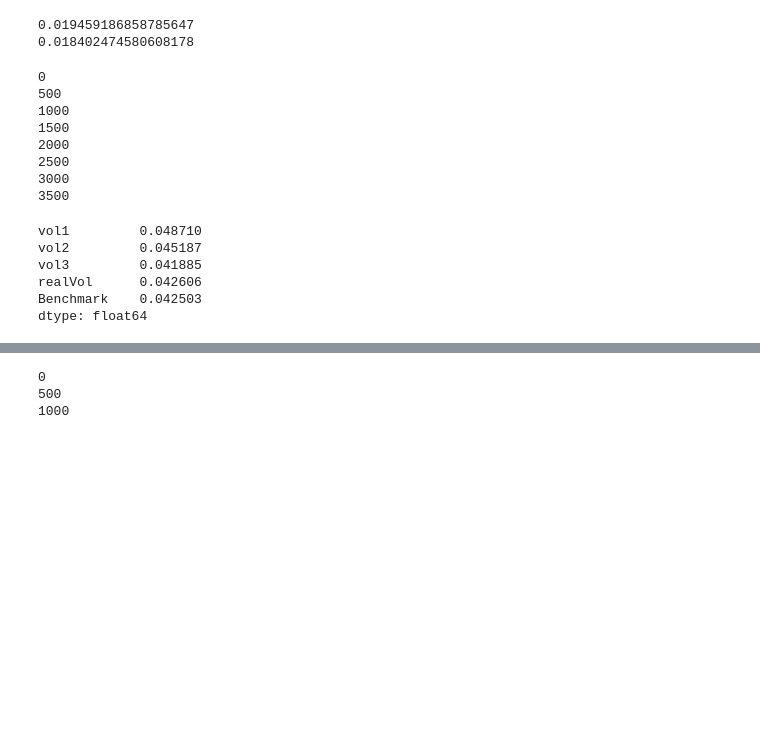
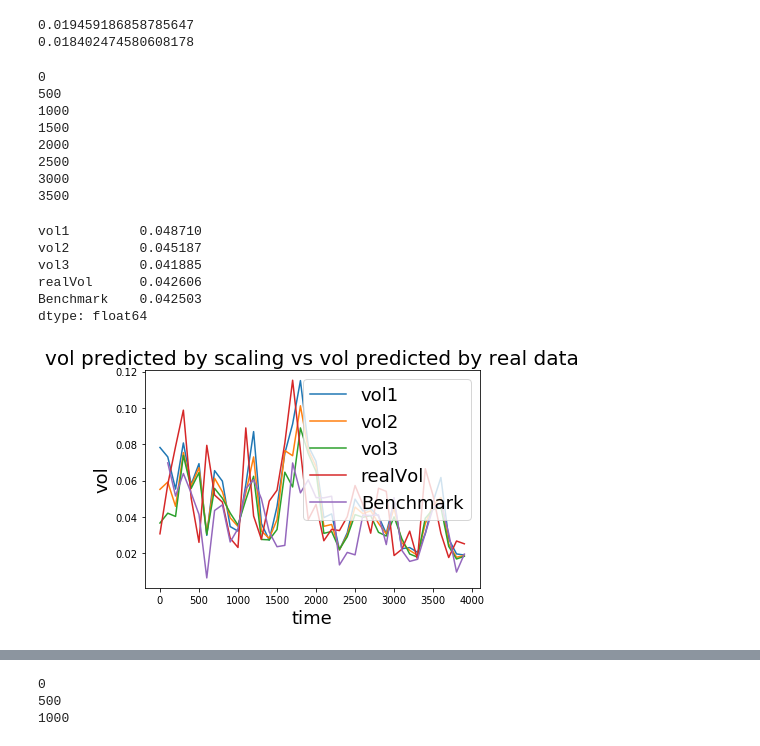
Before and after one commit to linsallyzhao/notebooks, a Jupyter notebook: Final12.ipynb, the cells around one changed output, grey strips where cells are left out. Drawn from its saved outputs; the diff is of its cells as text; code cells hidden in the pictures; blank space fills up the shorter version.

```diff
--- a/Final12.ipynb
+++ b/Final12.ipynb
@@ -361,7 +363,7 @@ def vol_prediction_singleHurst(data, vol_hori = 4, resample_window = 5,  HTrain
 # %%
 def vol_prediction(data, vol_hori = 4, resample_window = 5,  HTrain = 120):
     stopPoint = len(data) - HTrain - resample_window * vol_hori
-    volPre = pd.DataFrame(columns=['vol1', 'vol2', 'vol3', 'realVol', 'Benchmark'], index=range(0, stopPoint))
+    volPre = pd.DataFrame(columns=['vol1', 'vol2', 'vol3', 'realVol', 'Benchmark'], index=range(0, stopPoint), dtype=float)
     for i in range(0, stopPoint):
         training = data[i: i+HTrain]
         _, H, _ = genHurst(np.cumsum((training)), [1, 2, 3])
@@ -826,25 +888,26 @@ print(np.mean(weeklyFVol))
 0.019459186858785647
 0.018402474580608178
 # %%
-volPrediction = vol_prediction(logR['price'], 6, 21, 120)#look back whole training set and use H of logR
-plt.plot(volPrediction[volPrediction.index%100==0])
+volPrediction1 = vol_prediction(logR['price'], 6, 21, 120)#look back whole training set and use H of logR
+plt.plot(volPrediction1[volPrediction1.index%100==0])
 plt.legend(['vol1', 'vol2', 'vol3', 'realVol', 'Benchmark'], fontsize=18)
 plt.title('vol predicted by scaling vs vol predicted by real data', fontsize=20)
 plt.xlabel('time', fontsize=18)
 plt.ylabel('vol', fontsize=18)
-np.mean(volPrediction, 0)
+np.mean(volPrediction1, 0)
 # %% [output]
 0
 500
 1000
 1500
 2000
 2500
 3000
 3500
 vol1         0.048710
 vol2         0.045187
 vol3         0.041885
 realVol      0.042606
 Benchmark    0.042503
 dtype: float64
+[figure, added]
```
Also changed, not shown: parts of 46 cells of this notebook.
